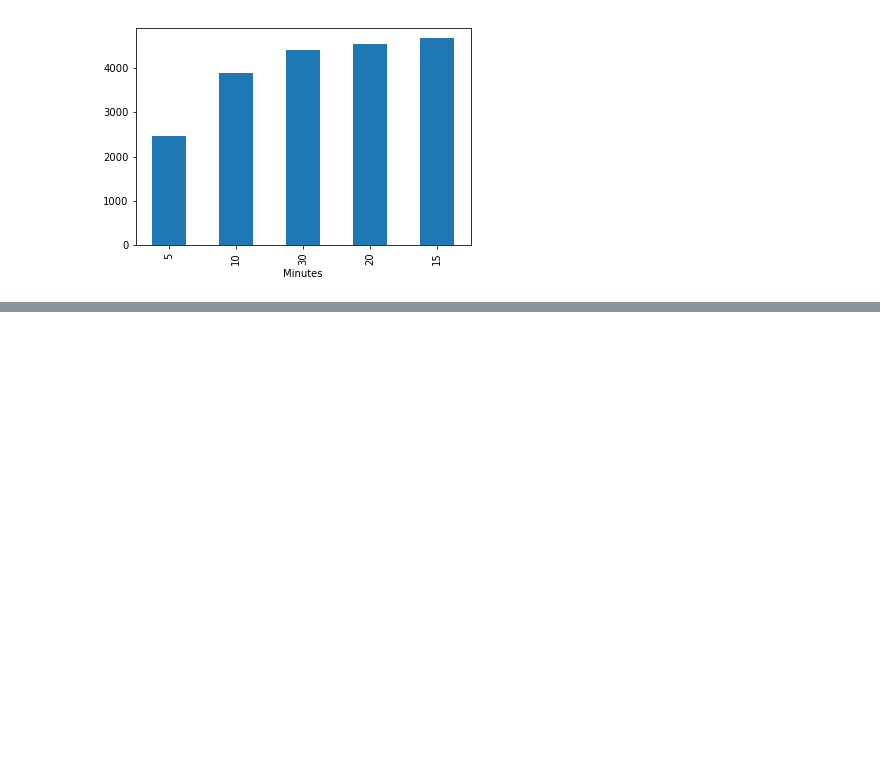
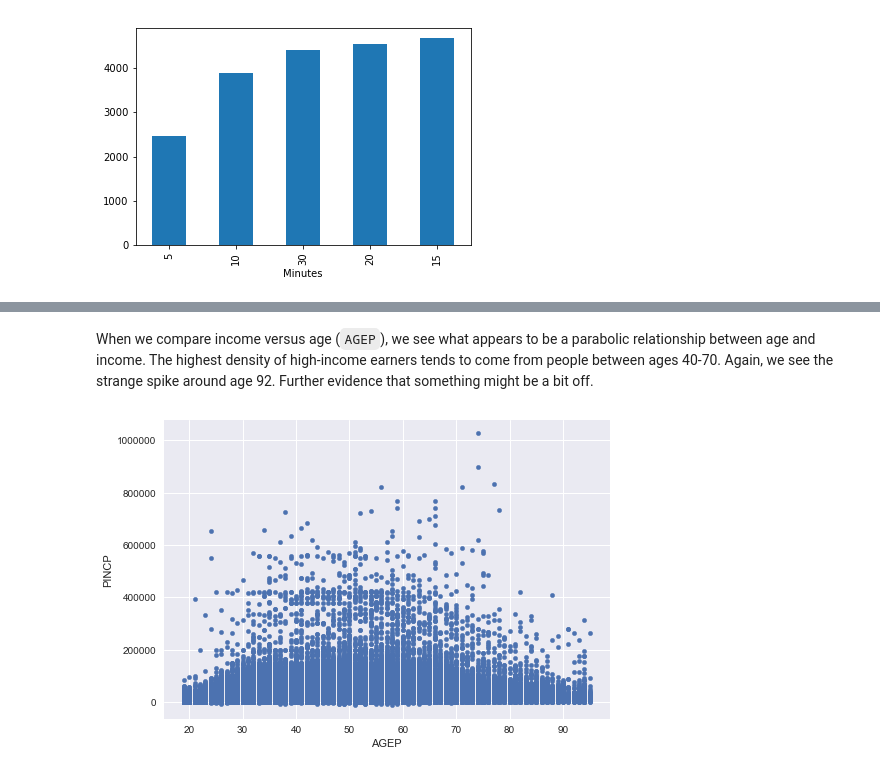
Before and after one commit to kjprice/SMU-data-mining, a Jupyter notebook: python_notebooks/person_eda.ipynb, the cells around one changed output, grey strips where cells are left out. Cells and saved outputs as stored; diff of their text form; code cells hidden in the pictures; blank space fills up the shorter version.

```diff
--- a/python_notebooks/person_eda.ipynb
+++ b/python_notebooks/person_eda.ipynb
@@ -135,0 +162,7 @@ plt.show()
+# %% [markdown]
+When we compare income versus age (`AGEP`), we see what appears to be a parabolic relationship between age and income. The highest density of high-income earners tends to come from people between ages 40-70. Again, we see the strange spike around age 92. Further evidence that something might be a bit off.
+# %%
+df.plot.scatter(x='AGEP', y='PINCP')
+plt.show()
+# %% [output]
+[figure, added]
```
Also changed, not shown: parts of 12 cells of this notebook.
